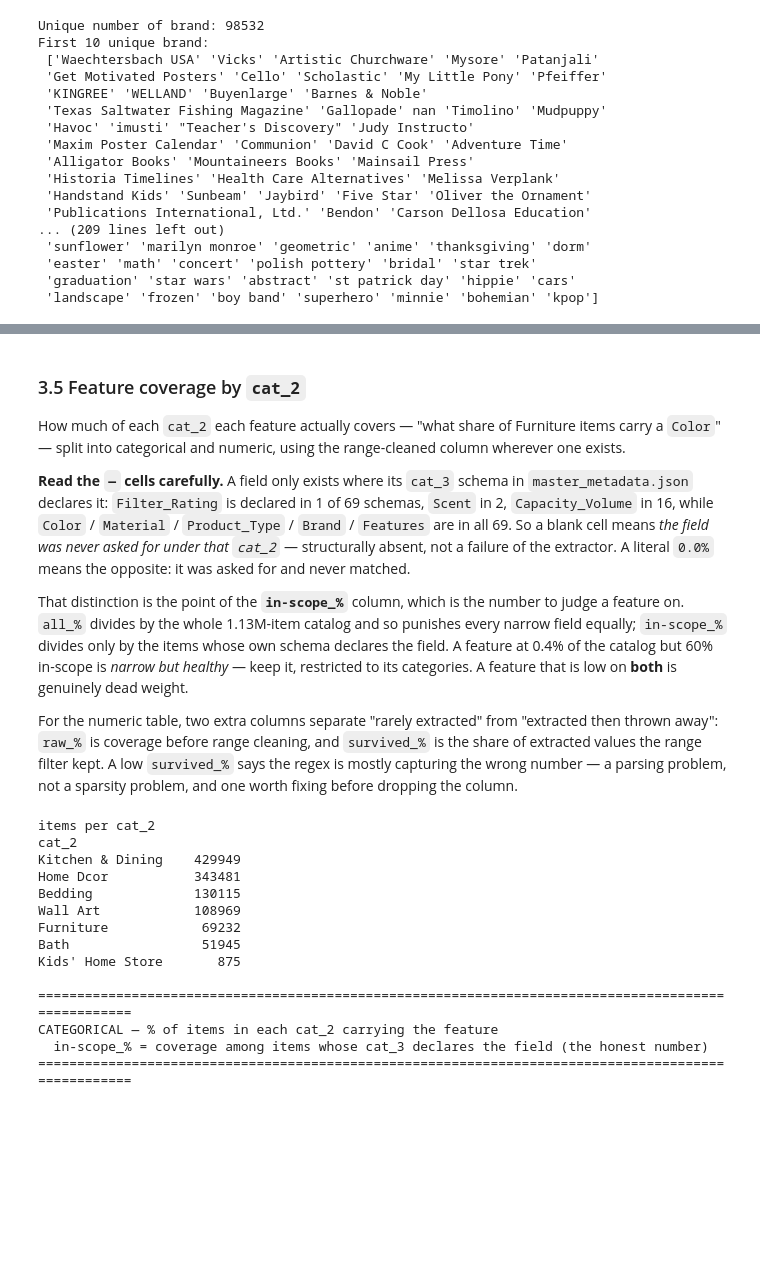
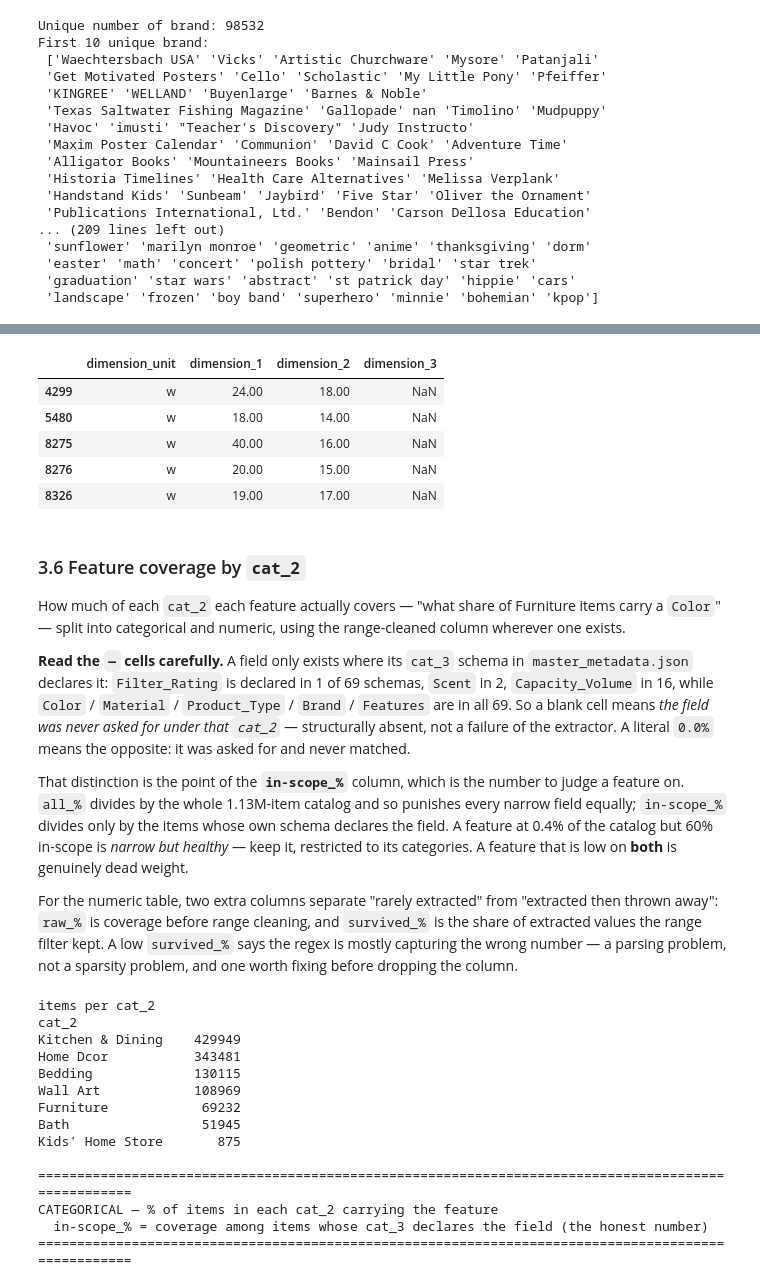
Before and after one commit to flamesmith/RecSystem, a Jupyter notebook: ttn/ttn.ipynb, the cells around one changed output, grey strips where cells are left out. Saved outputs shown, nothing was run; the diff lists cells and outputs as text; code cells hidden in the pictures; blank space fills up the shorter version.

```diff
--- a/ttn/ttn.ipynb
+++ b/ttn/ttn.ipynb
@@ -614,5 +907,14 @@ Name: count, Length: 10000, dtype: int64
+# %%
+df_features[df_features['dimension_unit'] == 'w'][['dimension_unit', 'dimension_1', 'dimension_2', 'dimension_3']].head()
+# %% [output]
+|  | dimension_unit | dimension_1 | dimension_2 | dimension_3 |
+| 4299 | w | 24.00 | 18.00 | NaN |
+| 5480 | w | 18.00 | 14.00 | NaN |
+| 8275 | w | 40.00 | 16.00 | NaN |
+| 8276 | w | 20.00 | 15.00 | NaN |
+| 8326 | w | 19.00 | 17.00 | NaN |
 # %% [markdown]
-### 3.5 Feature coverage by `cat_2`
+### 3.6 Feature coverage by `cat_2`
 
 How much of each `cat_2` each feature actually covers — "what share of Furniture
 items carry a `Color`" — split into categorical and numeric, using the
```
Also changed, not shown: parts of 7 cells of this notebook, 4 other files.
